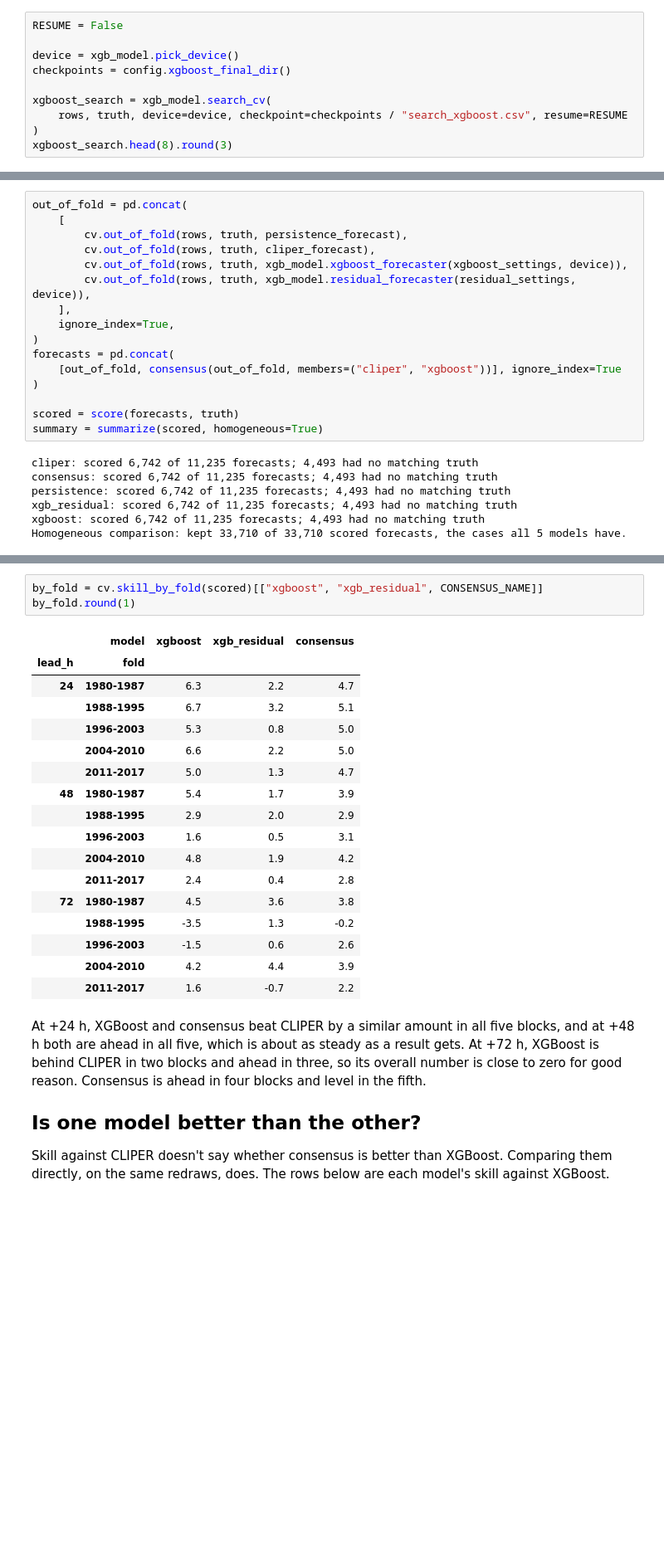
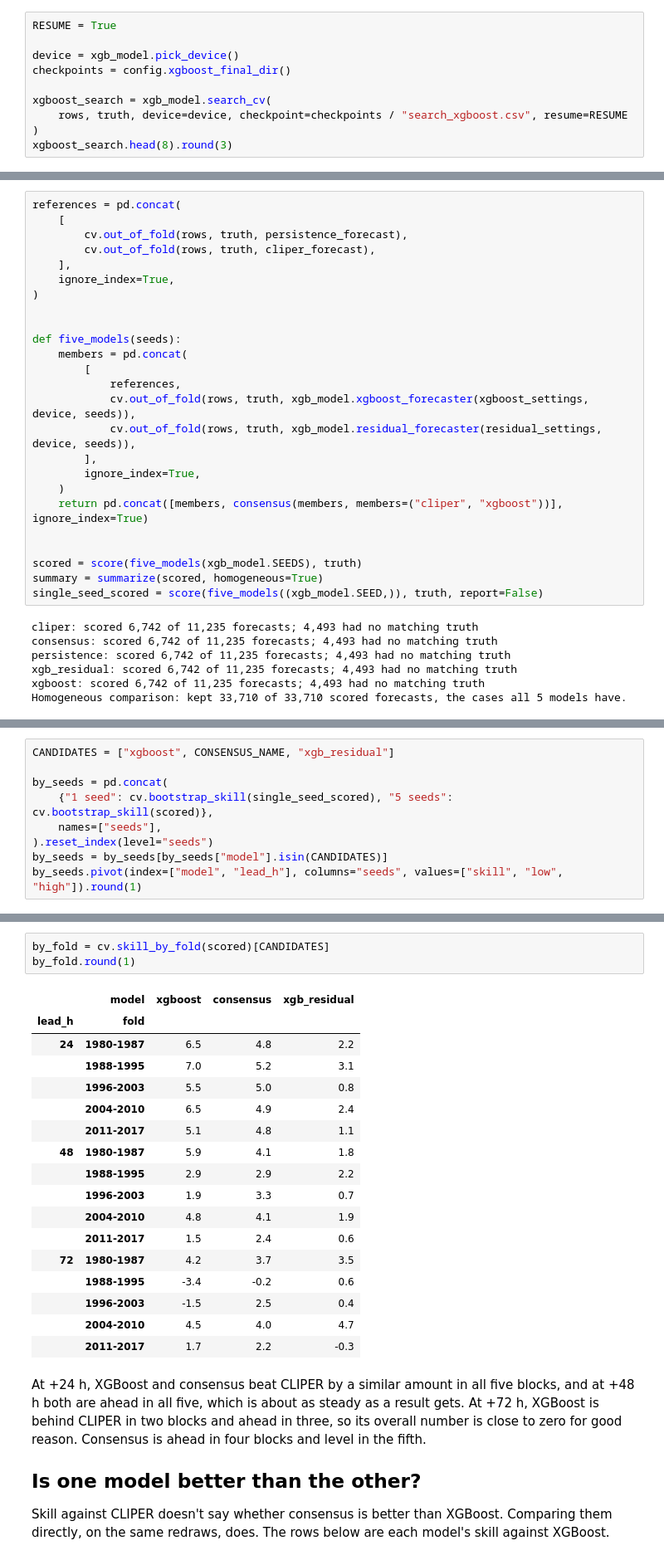
Before and after one commit to Anshuman-Alok-Gupta/Cyclone_Project, a Jupyter notebook: notebooks/04_cross_validation.ipynb, the cells around one changed output, grey strips where cells are left out. Shown at 83% size. Saved outputs shown, nothing was run; the diff lists cells and outputs as text; blank space fills up the shorter version.

```diff
--- a/notebooks/04_cross_validation.ipynb
+++ b/notebooks/04_cross_validation.ipynb
@@ -127,5 +130,5 @@ otherwise a rerun after a change to the data would quietly reuse old results.
 # %%
-RESUME = False
+RESUME = True
 
 device = xgb_model.pick_device()
 checkpoints = config.xgboost_final_dir()
@@ -233,21 +213,30 @@ moving every truth position in one block left that block's forecasts identical f
 and `xgb_residual`, while every forecast in the other four blocks moved. Corrupting every test row
 changed nothing at all. The tests in `tests/test_cv.py` do the same on every run.
 # %%
-out_of_fold = pd.concat(
+references = pd.concat(
     [
         cv.out_of_fold(rows, truth, persistence_forecast),
         cv.out_of_fold(rows, truth, cliper_forecast),
-        cv.out_of_fold(rows, truth, xgb_model.xgboost_forecaster(xgboost_settings, device)),
-        cv.out_of_fold(rows, truth, xgb_model.residual_forecaster(residual_settings, device)),
     ],
     ignore_index=True,
 )
-forecasts = pd.concat(
-    [out_of_fold, consensus(out_of_fold, members=("cliper", "xgboost"))], ignore_index=True
-)
 
-scored = score(forecasts, truth)
+
+def five_models(seeds):
+    members = pd.concat(
+        [
+            references,
+            cv.out_of_fold(rows, truth, xgb_model.xgboost_forecaster(xgboost_settings, device, seeds)),
+            cv.out_of_fold(rows, truth, xgb_model.residual_forecaster(residual_settings, device, seeds)),
+        ],
+        ignore_index=True,
+    )
+    return pd.concat([members, consensus(members, members=("cliper", "xgboost"))], ignore_index=True)
+
+
+scored = score(five_models(xgb_model.SEEDS), truth)
 summary = summarize(scored, homogeneous=True)
+single_seed_scored = score(five_models((xgb_model.SEED,)), truth, report=False)
 # %% [output]
 cliper: scored 6,742 of 11,235 forecasts; 4,493 had no matching truth
 consensus: scored 6,742 of 11,235 forecasts; 4,493 had no matching truth
@@ -320,0 +311,9 @@ An overall number can hide a model that wins on the strength of one block.
+# %%
+CANDIDATES = ["xgboost", CONSENSUS_NAME, "xgb_residual"]
+
+by_seeds = pd.concat(
+    {"1 seed": cv.bootstrap_skill(single_seed_scored), "5 seeds": cv.bootstrap_skill(scored)},
+    names=["seeds"],
+).reset_index(level="seeds")
+by_seeds = by_seeds[by_seeds["model"].isin(CANDIDATES)]
+by_seeds.pivot(index=["model", "lead_h"], columns="seeds", values=["skill", "low", "high"]).round(1)
@@ -321,24 +344,24 @@ An overall number can hide a model that wins on the strength of one block.
 # %%
-by_fold = cv.skill_by_fold(scored)[["xgboost", "xgb_residual", CONSENSUS_NAME]]
+by_fold = cv.skill_by_fold(scored)[CANDIDATES]
 by_fold.round(1)
 # %% [output]
-|  | model | xgboost | xgb_residual | consensus |
+|  | model | xgboost | consensus | xgb_residual |
 | lead_h | fold |  |  |  |
-| 24 | 1980-1987 | 6.3 | 2.2 | 4.7 |
-|  | 1988-1995 | 6.7 | 3.2 | 5.1 |
-|  | 1996-2003 | 5.3 | 0.8 | 5.0 |
-|  | 2004-2010 | 6.6 | 2.2 | 5.0 |
-|  | 2011-2017 | 5.0 | 1.3 | 4.7 |
-| 48 | 1980-1987 | 5.4 | 1.7 | 3.9 |
-|  | 1988-1995 | 2.9 | 2.0 | 2.9 |
-|  | 1996-2003 | 1.6 | 0.5 | 3.1 |
-|  | 2004-2010 | 4.8 | 1.9 | 4.2 |
-|  | 2011-2017 | 2.4 | 0.4 | 2.8 |
-| 72 | 1980-1987 | 4.5 | 3.6 | 3.8 |
-|  | 1988-1995 | -3.5 | 1.3 | -0.2 |
-|  | 1996-2003 | -1.5 | 0.6 | 2.6 |
-|  | 2004-2010 | 4.2 | 4.4 | 3.9 |
-|  | 2011-2017 | 1.6 | -0.7 | 2.2 |
+| 24 | 1980-1987 | 6.5 | 4.8 | 2.2 |
+|  | 1988-1995 | 7.0 | 5.2 | 3.1 |
+|  | 1996-2003 | 5.5 | 5.0 | 0.8 |
+|  | 2004-2010 | 6.5 | 4.9 | 2.4 |
+|  | 2011-2017 | 5.1 | 4.8 | 1.1 |
+| 48 | 1980-1987 | 5.9 | 4.1 | 1.8 |
+|  | 1988-1995 | 2.9 | 2.9 | 2.2 |
+|  | 1996-2003 | 1.9 | 3.3 | 0.7 |
+|  | 2004-2010 | 4.8 | 4.1 | 1.9 |
+|  | 2011-2017 | 1.5 | 2.4 | 0.6 |
+| 72 | 1980-1987 | 4.2 | 3.7 | 3.5 |
+|  | 1988-1995 | -3.4 | -0.2 | 0.6 |
+|  | 1996-2003 | -1.5 | 2.5 | 0.4 |
+|  | 2004-2010 | 4.5 | 4.0 | 4.7 |
+|  | 2011-2017 | 1.7 | 2.2 | -0.3 |
 # %% [markdown]
 At +24 h, XGBoost and consensus beat CLIPER by a similar amount in all five blocks, and at +48 h both
 are ahead in all five, which is about as steady as a result gets. At +72 h, XGBoost is behind CLIPER
```
Also changed, not shown: parts of 20 cells of this notebook, 4 other files.
